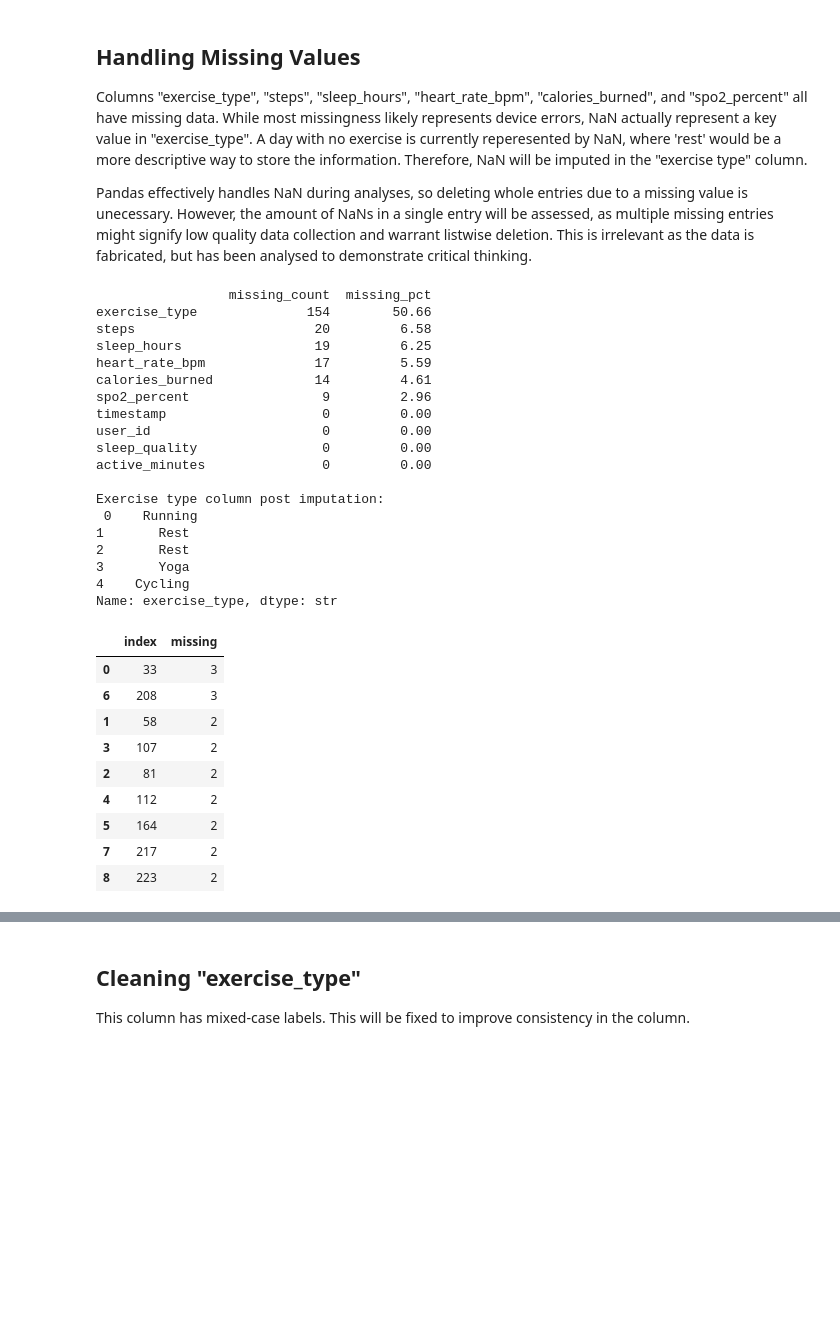
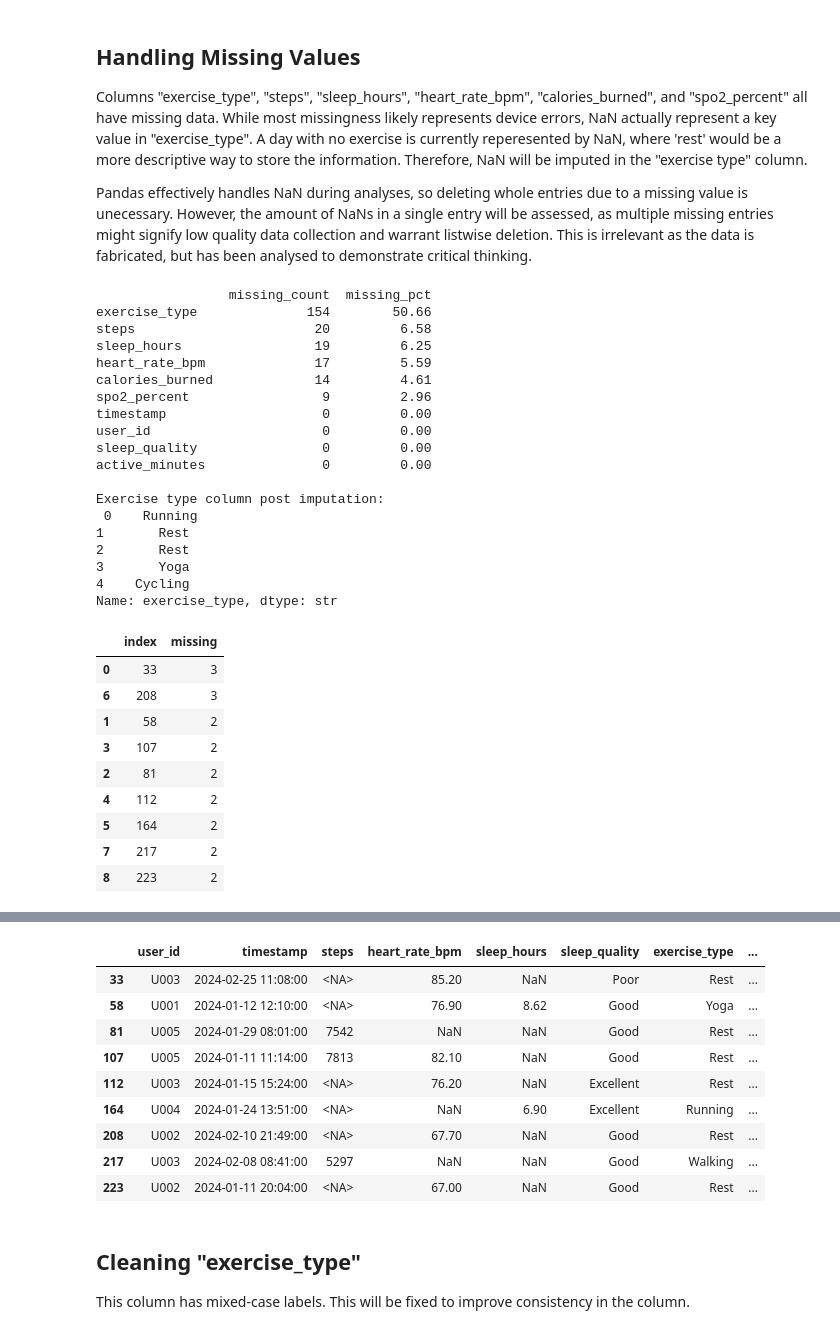
Before and after one commit to JacobReid108/Project, a Jupyter notebook: analysis.ipynb, the cells around one changed output, grey strips where cells are left out. Cells and saved outputs as stored; diff of their text form; code cells hidden in the pictures; blank space fills up the shorter version.

```diff
--- a/analysis.ipynb
+++ b/analysis.ipynb
@@ -325,7 +339,7 @@ low_qual_data = pd.DataFrame(low_qual_rows, columns=["index", "missing"])
 display(low_qual_data.sort_values("missing", ascending=False))
 
 # Inspect suspected low quality data
-print(df.loc[df.index.isin(low_qual_data["index"])])
+display(df.loc[df.index.isin(low_qual_data["index"])])
 # %% [output]
                  missing_count  missing_pct
 exercise_type              154        50.66
@@ -376,3 +373,13 @@ Name: exercise_type, dtype: str
+|  | user_id | timestamp | steps | heart_rate_bpm | sleep_hours | sleep_quality | exercise_type | ... |
+| 33 | U003 | 2024-02-25 11:08:00 | <NA> | 85.20 | NaN | Poor | Rest | ... |
+| 58 | U001 | 2024-01-12 12:10:00 | <NA> | 76.90 | 8.62 | Good | Yoga | ... |
+| 81 | U005 | 2024-01-29 08:01:00 | 7542 | NaN | NaN | Good | Rest | ... |
+| 107 | U005 | 2024-01-11 11:14:00 | 7813 | 82.10 | NaN | Good | Rest | ... |
+| 112 | U003 | 2024-01-15 15:24:00 | <NA> | 76.20 | NaN | Excellent | Rest | ... |
+| 164 | U004 | 2024-01-24 13:51:00 | <NA> | NaN | 6.90 | Excellent | Running | ... |
+| 208 | U002 | 2024-02-10 21:49:00 | <NA> | 67.70 | NaN | Good | Rest | ... |
+| 217 | U003 | 2024-02-08 08:41:00 | 5297 | NaN | NaN | Good | Walking | ... |
+| 223 | U002 | 2024-01-11 20:04:00 | <NA> | 67.00 | NaN | Good | Rest | ... |
 # %% [markdown]
 ## Cleaning "exercise_type"
 
```
Also changed, not shown: parts of 9 cells of this notebook.
